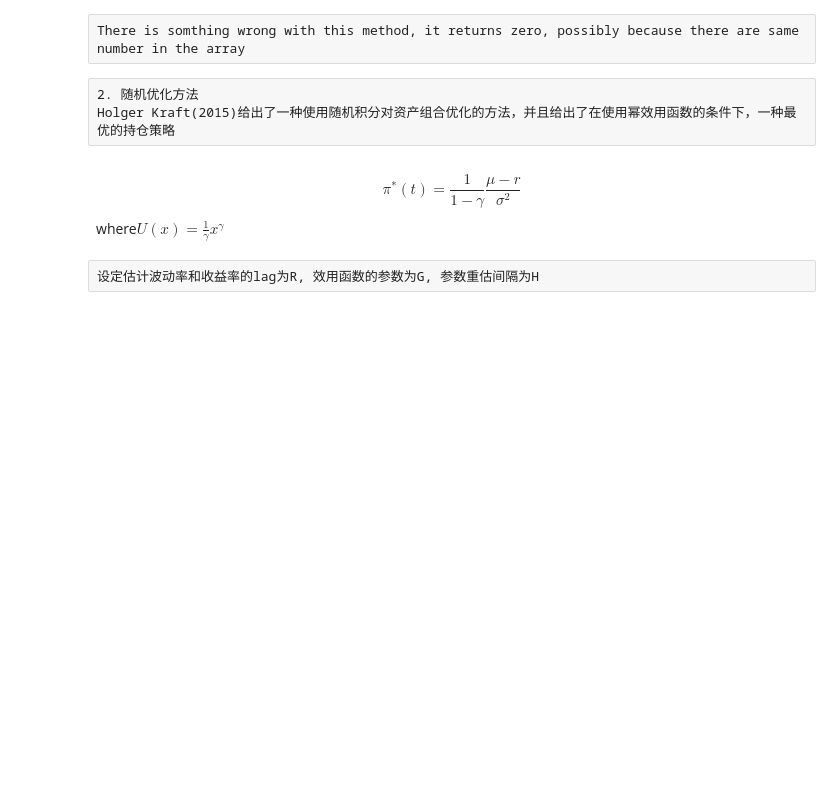
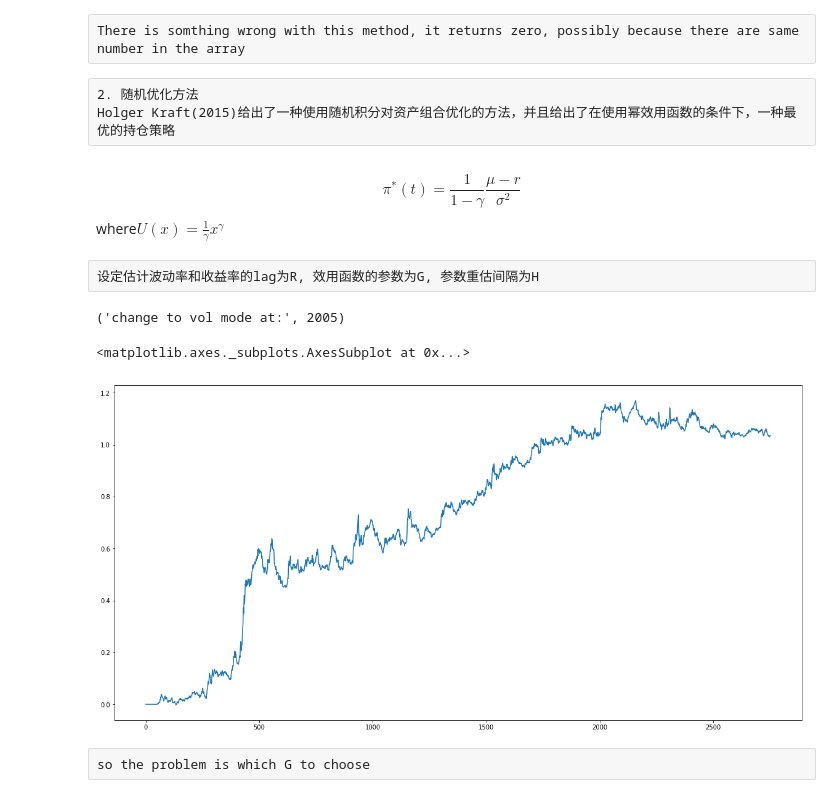
Before and after one commit to hhy845914111/Quant-Research, a Jupyter notebook: optimize/portfolio_optimize2.ipynb, the cells around one changed output. Drawn from its saved outputs; the diff is of its cells as text; code cells hidden in the pictures; blank space fills up the shorter version.

```diff
--- a/optimize/portfolio_optimize2.ipynb
+++ b/optimize/portfolio_optimize2.ipynb
@@ -250,6 +250,7 @@ where$U(x) = \frac{1}{\gamma}x^\gamma$
 G = 2
 H = 5
 R = 50
+r = 0.03
 # %%
 # 使用历史波动率
 weight = np.zeros_like(NPV_df)
@@ -261,15 +262,25 @@ for idx in range(len(NPV_df) - H):
 
     if idx % H == 0:
         vol = NPV_df.iloc[idx - R : idx, :].std(axis=0)
-        r =
-        this_weight = (1 / vol) / sum(1 / vol)
+        u = NPV_df.iloc[idx - R : idx, :].mean(axis=0)
 
-        if this_weight.hasnans:
+        if (vol == np.nan).any() or (vol <= 0.0).any():
             this_weight = np.ones((1, TOTAL_TYPE)) / TOTAL_TYPE
-        elif not changed:
-            print("change to vol mode at:", idx)
-            changed = True
+        else:
+            if not changed:
+                print("change to vol mode at:", idx)
+                changed = True
+            this_weight = 1 /(1 - G) * (u - r) / vol**2
+            this_weight = this_weight / sum(this_weight)
+
         weight[idx : idx + H, :] = this_weight
 
 positions["bdlds"] = weight / weight.mean()
 total_npv = (positions["bdlds"] * NPV_df).sum(1).cumsum()
+# %% [output]
+('change to vol mode at:', 2005)
+# %%
+total_npv.plot(figsize=(20, 10))
+# %% [output]
+<matplotlib.axes._subplots.AxesSubplot at 0x...>
+[figure, added]
@@ -275,0 +319,2 @@ total_npv = (positions["bdlds"] * NPV_df).sum(1).cumsum()
+# %% [raw]
+so the problem is which G to choose
```
Also changed, not shown: parts of 3 cells of this notebook, 7 other files.
